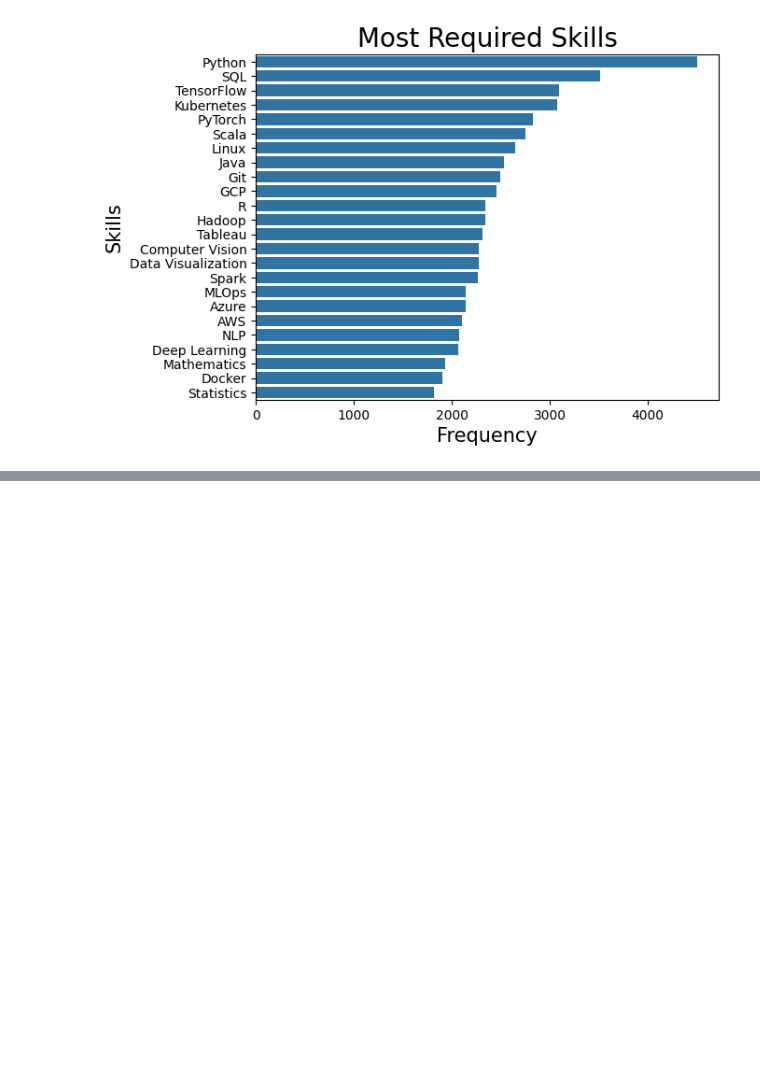
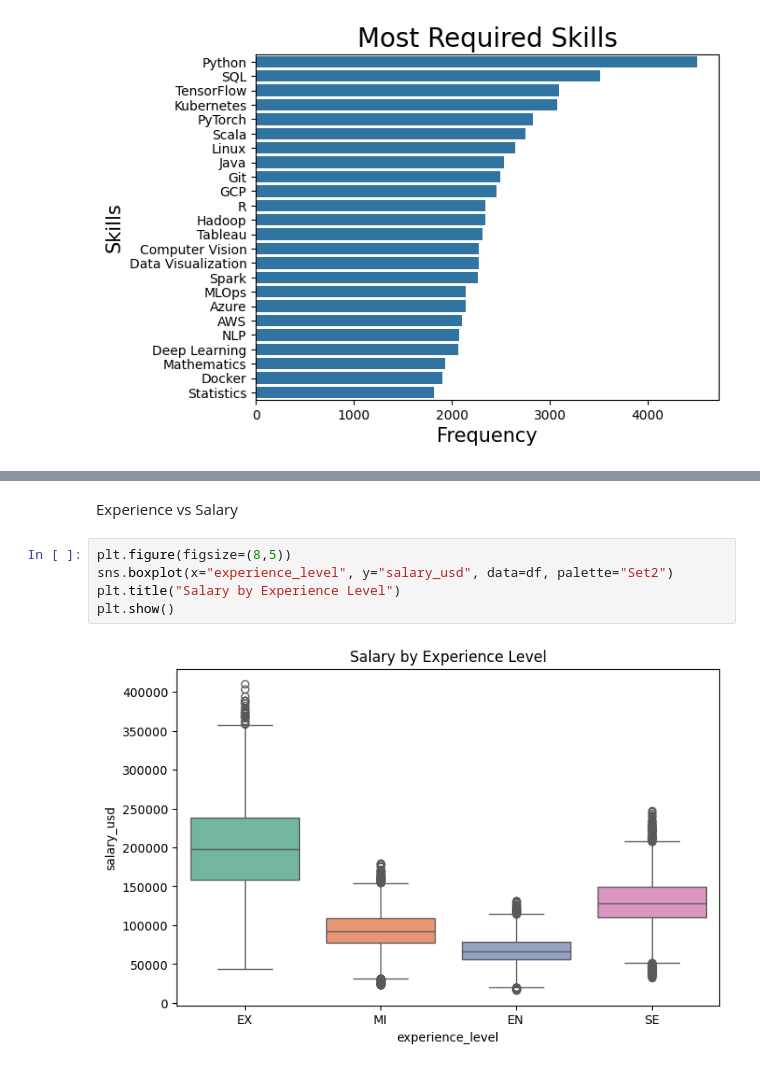
Before and after one commit to Asiya-Arif/Job-Market-Analysis, a Jupyter notebook: Job_Market_Analysis.ipynb, the cells around one changed output, grey strips where cells are left out. Cells and saved outputs as stored; diff of their text form; blank space fills up the shorter version.

```diff
--- a/Job_Market_Analysis.ipynb
+++ b/Job_Market_Analysis.ipynb
@@ -294,0 +213,9 @@ plt.show()
+# %% [markdown]
+Experience vs Salary
+# %%
+plt.figure(figsize=(8,5))
+sns.boxplot(x="experience_level", y="salary_usd", data=df, palette="Set2")
+plt.title("Salary by Experience Level")
+plt.show()
+# %% [output]
+[figure, added]
```
Also changed, not shown: parts of 36 cells of this notebook.
